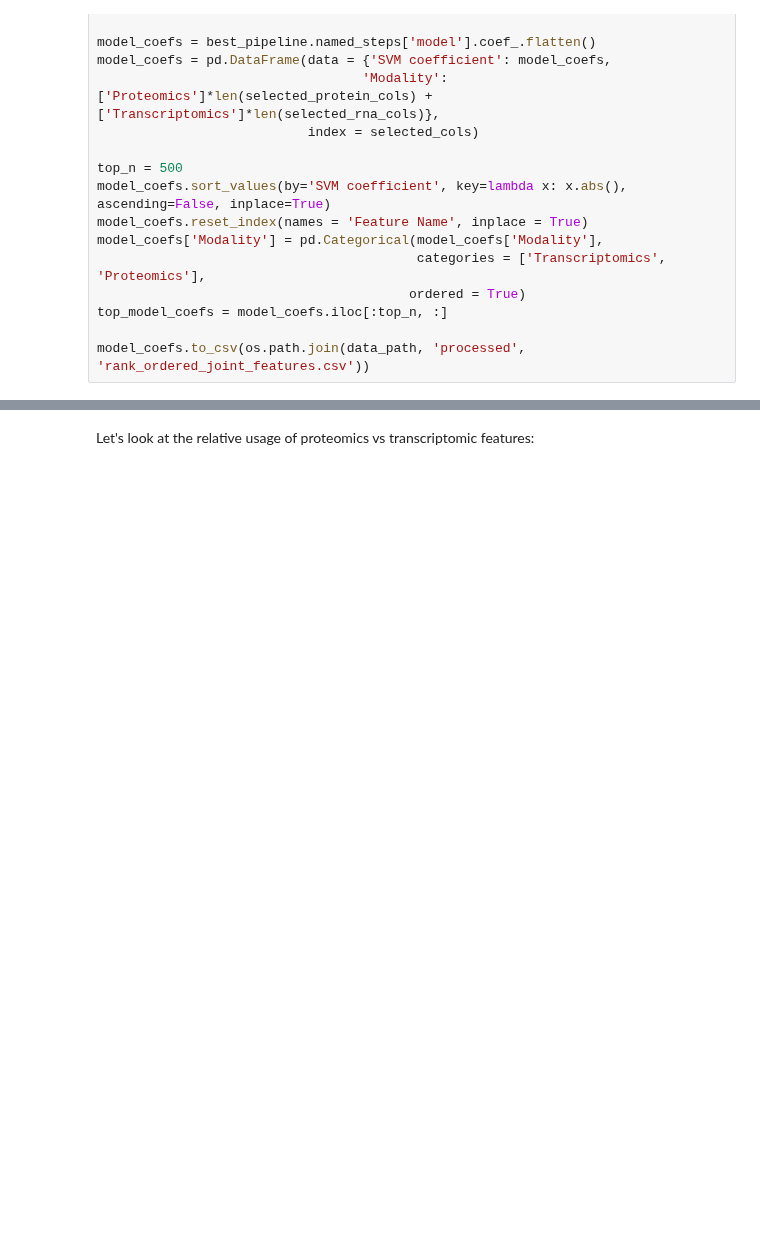
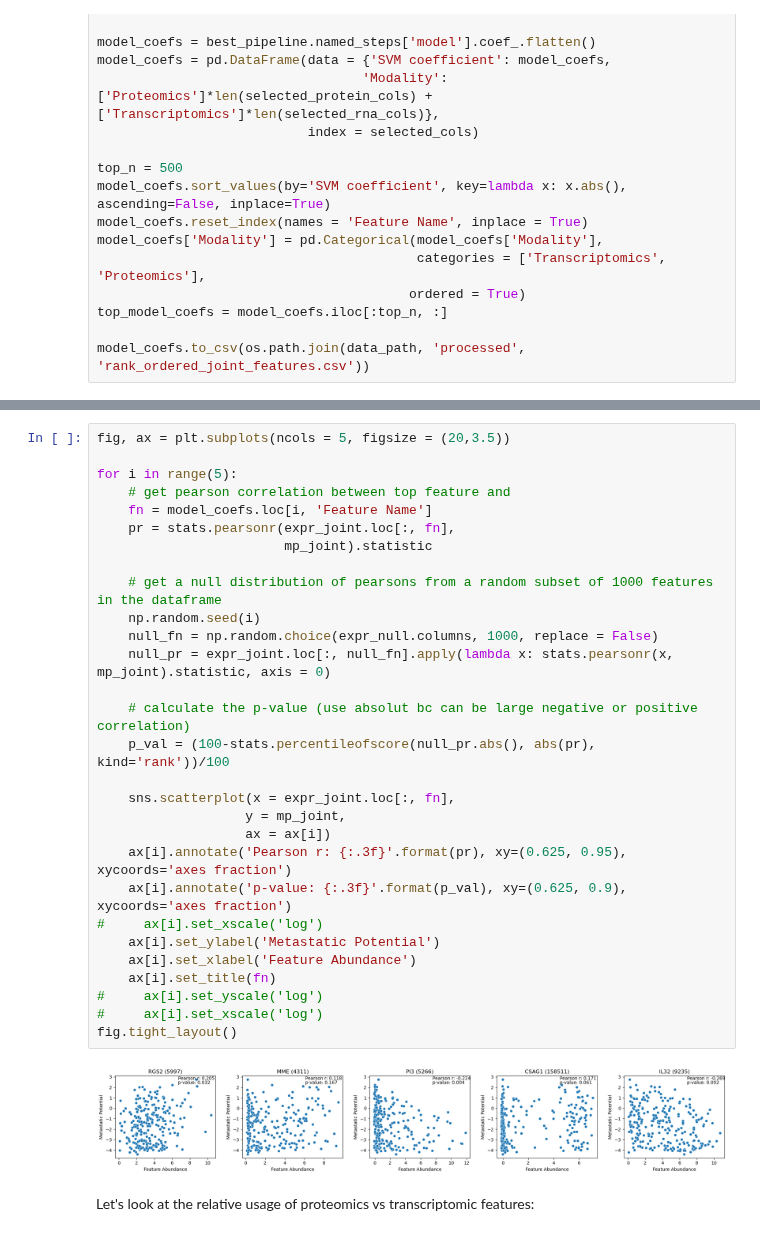
Before and after one commit to hmbaghdassarian/metastatic_potential, a Jupyter notebook: notebooks/C_joint_prediction/04_feature_analysis.ipynb, the cells around one changed output, grey strips where cells are left out. Drawn from its saved outputs; the diff is of its cells as text; blank space fills up the shorter version.

```diff
--- a/notebooks/C_joint_prediction/04_feature_analysis.ipynb
+++ b/notebooks/C_joint_prediction/04_feature_analysis.ipynb
@@ -180,3 +219,34 @@ plt.savefig(os.path.join(data_path, 'figures', 'joint_feature_top_barplot.png'),
+# %%
+fig, ax = plt.subplots(ncols = 5, figsize = (20,3.5))
+
+for i in range(5):
+    # get pearson correlation between top feature and
+    fn = model_coefs.loc[i, 'Feature Name']
+    pr = stats.pearsonr(expr_joint.loc[:, fn],
+                        mp_joint).statistic
+
+    # get a null distribution of pearsons from a random subset of 1000 features in the dataframe
+    np.random.seed(i)
+    null_fn = np.random.choice(expr_null.columns, 1000, replace = False)
+    null_pr = expr_joint.loc[:, null_fn].apply(lambda x: stats.pearsonr(x, mp_joint).statistic, axis = 0)
+
+    # calculate the p-value (use absolut bc can be large negative or positive correlation)
+    p_val = (100-stats.percentileofscore(null_pr.abs(), abs(pr), kind='rank'))/100
+
+    sns.scatterplot(x = expr_joint.loc[:, fn],
+                   y = mp_joint,
+                   ax = ax[i])
+    ax[i].annotate('Pearson r: {:.3f}'.format(pr), xy=(0.625, 0.95), xycoords='axes fraction')
+    ax[i].annotate('p-value: {:.3f}'.format(p_val), xy=(0.625, 0.9), xycoords='axes fraction')
+#     ax[i].set_xscale('log')
+    ax[i].set_ylabel('Metastatic Potential')
+    ax[i].set_xlabel('Feature Abundance')
+    ax[i].set_title(fn)
+#     ax[i].set_yscale('log')
+#     ax[i].set_xscale('log')
+fig.tight_layout()
+# %% [output]
+[figure, added]
 # %% [markdown]
 Let's look at the relative usage of proteomics vs transcriptomic features:
 # %%
```
Also changed, not shown: parts of 25 cells of this notebook, 10 other files.
